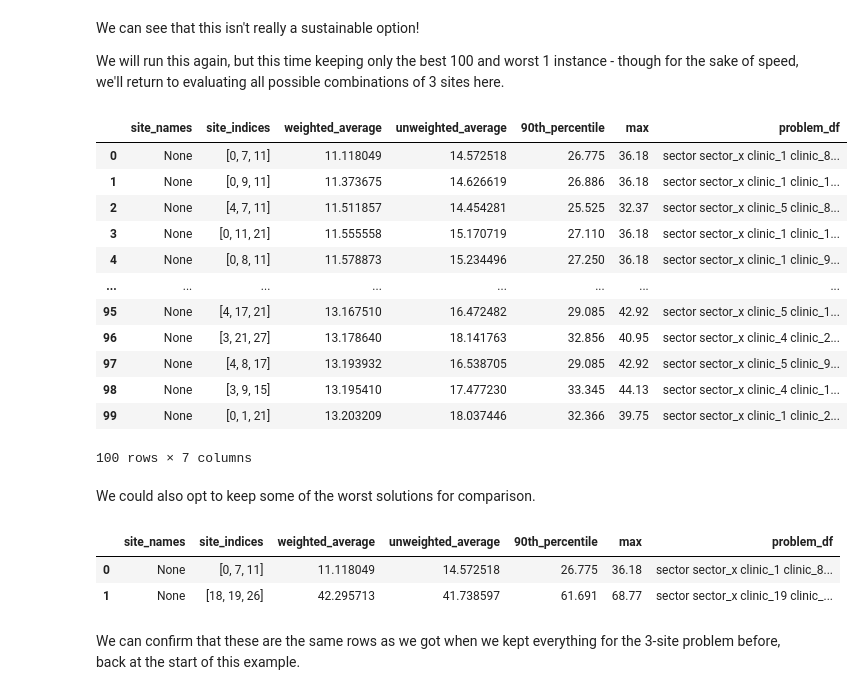
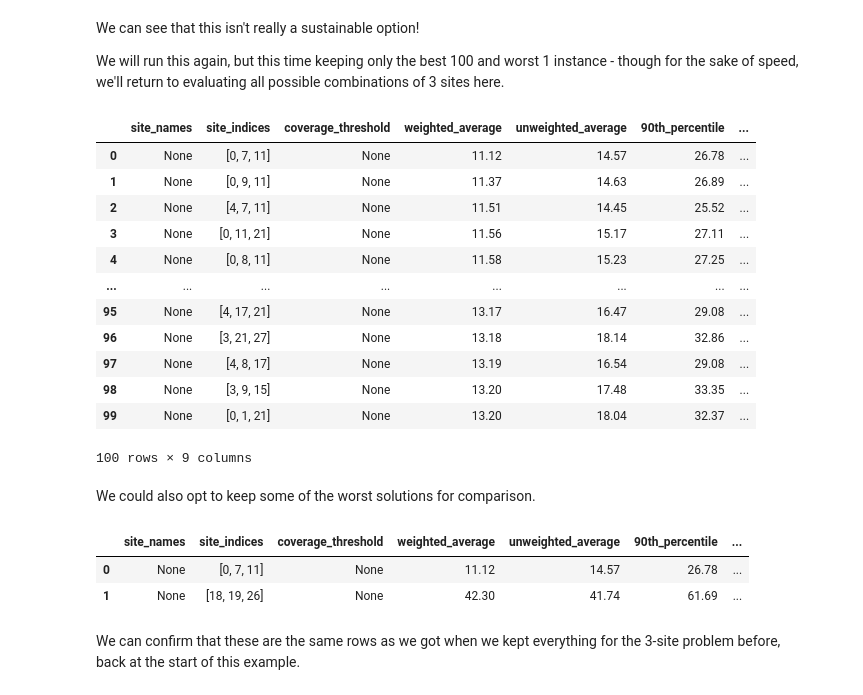
Before and after one commit to hsma-tools/lokigi, a Jupyter notebook: examples/location/larger_problems/larger_problems_brute_force.ipynb, the cells around one changed output. Drawn from its saved outputs; the diff is of its cells as text; code cells hidden in the pictures.

Commit message:
chore(docs): rerun larger brute force problem

```diff
--- a/examples/location/larger_problems/larger_problems.ipynb
+++ b/examples/location/larger_problems/larger_problems_brute_force.ipynb
@@ -18,8 +19,12 @@ import pickle
 First, let's initialise our `SiteProblem()` and add the demand and travel data.
 # %%
 problem = SiteProblem()
-
-problem.add_demand("https://github.com/health-data-science-OR/healthcare-logistics/blob/master/optimisation/data/sh_demand.csv", demand_col="n_patients", location_id_col="sector")
+problem.add_demand(
+    "https://github.com/health-data-science-OR/healthcare-logistics/blob/master/optimisation/data/sh_demand.csv",
+    demand_col="n_patients", location_id_col="sector")
+problem.add_travel_matrix(
+    "https://github.com/health-data-science-OR/healthcare-logistics/blob/master/optimisation/data/clinic_car_travel_time.csv",
+    source_col="sector")
 # %%
 problem.show_demand()
 # %% [output]
@@ -36,8 +41,6 @@ problem.show_demand()
 | 276 | PS277 | 0 |
 | 277 | PS278 | 0 |
 278 rows × 2 columns
-# %%
-problem.add_travel_matrix("https://github.com/health-data-science-OR/healthcare-logistics/blob/master/optimisation/data/clinic_car_travel_time.csv", source_col="sector")
 # %%
 problem.show_travel_matrix()
 # %% [output]
@@ -180,25 +183,28 @@ We can see that this isn't really a sustainable option!
 
 We will run this again, but this time keeping only the best 100 and worst 1 instance - though for the sake of speed, we'll return to evaluating all possible combinations of 3 sites here.
 # %%
-solution = problem.solve(p=3, objectives="p_median",
-                         show_brute_force_progress=True,
-                         keep_best_n=100, keep_worst_n=None)
+solution_3_top_100 = problem.solve(
+    p=3, objectives="p_median",
+    show_brute_force_progress=True,
+    brute_force_keep_best_n=100,
+    brute_force_keep_worst_n=None
+    )
 # %%
-solution.solution_df
+solution_3_top_100.show_solutions()
 # %% [output]
-|  | site_names | site_indices | weighted_average | unweighted_average | 90th_percentile | max | problem_df |
-| 0 | None | [0, 7, 11] | 11.118049 | 14.572518 | 26.775 | 36.18 | sector sector_x clinic_1 clinic_8... |
-| 1 | None | [0, 9, 11] | 11.373675 | 14.626619 | 26.886 | 36.18 | sector sector_x clinic_1 clinic_1... |
-| 2 | None | [4, 7, 11] | 11.511857 | 14.454281 | 25.525 | 32.37 | sector sector_x clinic_5 clinic_8... |
-| 3 | None | [0, 11, 21] | 11.555558 | 15.170719 | 27.110 | 36.18 | sector sector_x clinic_1 clinic_1... |
-| 4 | None | [0, 8, 11] | 11.578873 | 15.234496 | 27.250 | 36.18 | sector sector_x clinic_1 clinic_9... |
+|  | site_names | site_indices | coverage_threshold | weighted_average | unweighted_average | 90th_percentile | ... |
+| 0 | None | [0, 7, 11] | None | 11.12 | 14.57 | 26.78 | ... |
+| 1 | None | [0, 9, 11] | None | 11.37 | 14.63 | 26.89 | ... |
+| 2 | None | [4, 7, 11] | None | 11.51 | 14.45 | 25.52 | ... |
+| 3 | None | [0, 11, 21] | None | 11.56 | 15.17 | 27.11 | ... |
+| 4 | None | [0, 8, 11] | None | 11.58 | 15.23 | 27.25 | ... |
 | ... | ... | ... | ... | ... | ... | ... | ... |
-| 95 | None | [4, 17, 21] | 13.167510 | 16.472482 | 29.085 | 42.92 | sector sector_x clinic_5 clinic_1... |
-| 96 | None | [3, 21, 27] | 13.178640 | 18.141763 | 32.856 | 40.95 | sector sector_x clinic_4 clinic_2... |
-| 97 | None | [4, 8, 17] | 13.193932 | 16.538705 | 29.085 | 42.92 | sector sector_x clinic_5 clinic_9... |
-| 98 | None | [3, 9, 15] | 13.195410 | 17.477230 | 33.345 | 44.13 | sector sector_x clinic_4 clinic_1... |
-| 99 | None | [0, 1, 21] | 13.203209 | 18.037446 | 32.366 | 39.75 | sector sector_x clinic_1 clinic_2... |
+| 95 | None | [4, 17, 21] | None | 13.17 | 16.47 | 29.08 | ... |
+| 96 | None | [3, 21, 27] | None | 13.18 | 18.14 | 32.86 | ... |
+| 97 | None | [4, 8, 17] | None | 13.19 | 16.54 | 29.08 | ... |
+| 98 | None | [3, 9, 15] | None | 13.20 | 17.48 | 33.35 | ... |
+| 99 | None | [0, 1, 21] | None | 13.20 | 18.04 | 32.37 | ... |
-100 rows × 7 columns
+100 rows × 9 columns
 # %% [markdown]
 We could also opt to keep some of the worst solutions for comparison.
 # %%
@@ -208,9 +216,9 @@ solution = problem.solve(p=3, objectives="p_median",
 # %%
-solution.solution_df
+solution_3_top_1_bottom_1.show_solutions()
 # %% [output]
-|  | site_names | site_indices | weighted_average | unweighted_average | 90th_percentile | max | problem_df |
-| 0 | None | [0, 7, 11] | 11.118049 | 14.572518 | 26.775 | 36.18 | sector sector_x clinic_1 clinic_8... |
-| 1 | None | [18, 19, 26] | 42.295713 | 41.738597 | 61.691 | 68.77 | sector sector_x clinic_19 clinic_... |
+|  | site_names | site_indices | coverage_threshold | weighted_average | unweighted_average | 90th_percentile | ... |
+| 0 | None | [0, 7, 11] | None | 11.12 | 14.57 | 26.78 | ... |
+| 1 | None | [18, 19, 26] | None | 42.30 | 41.74 | 61.69 | ... |
 # %% [markdown]
 We can confirm that these are the same rows as we got when we kept everything for the 3-site problem before, back at the start of this example.
 # %%
```
Also changed, not shown: parts of 19 cells of this notebook.
